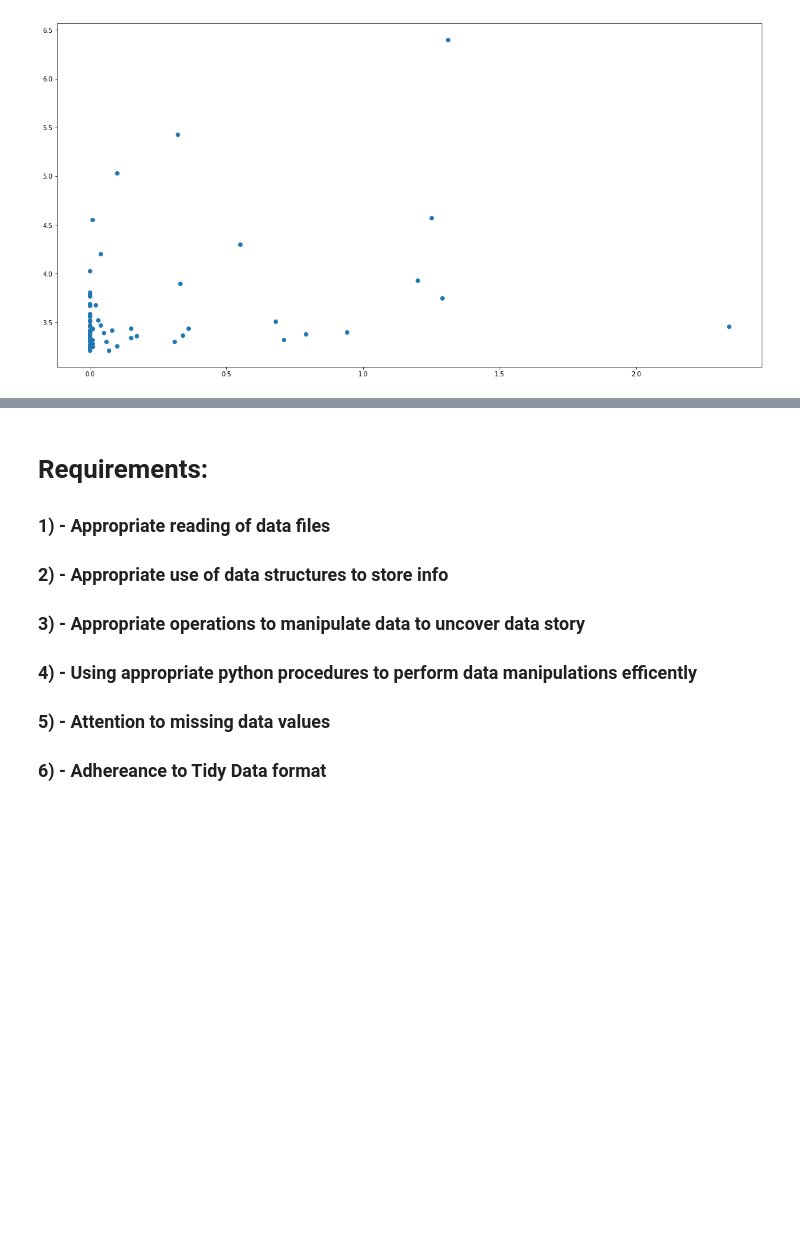
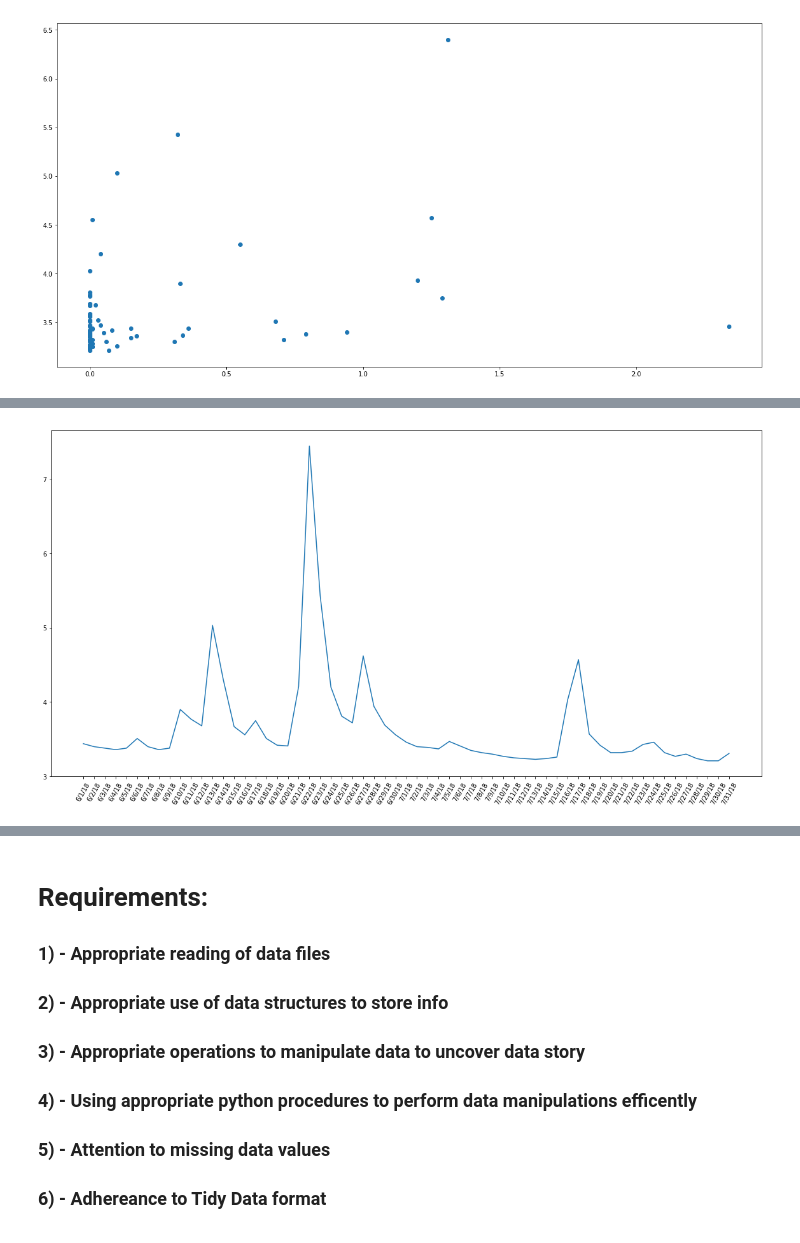
Before and after one commit to philipp-rajah/project1, a Jupyter notebook: project1.ipynb, the cells around one changed output, grey strips where cells are left out. Cells and saved outputs as stored; diff of their text form; code cells hidden in the pictures; blank space fills up the shorter version.

```diff
--- a/project1.ipynb
+++ b/project1.ipynb
@@ -257,0 +257,8 @@ plt.show()
+# %%
+#Summer season vs gH
+summer_gH = NOAA_gh_Same_date[NOAA_gh_Same_date.Season == 'Summer']
+plt.figure(figsize=(20,10))
+plt.plot(summer_gH['Date'], summer_gH['mgH'])
+axis = plt.xticks(summer_gH['Date'], summer_gH['Date'], rotation=60)
+# %% [output]
+[figure, added]
```
Also changed, not shown: parts of 29 cells of this notebook.
